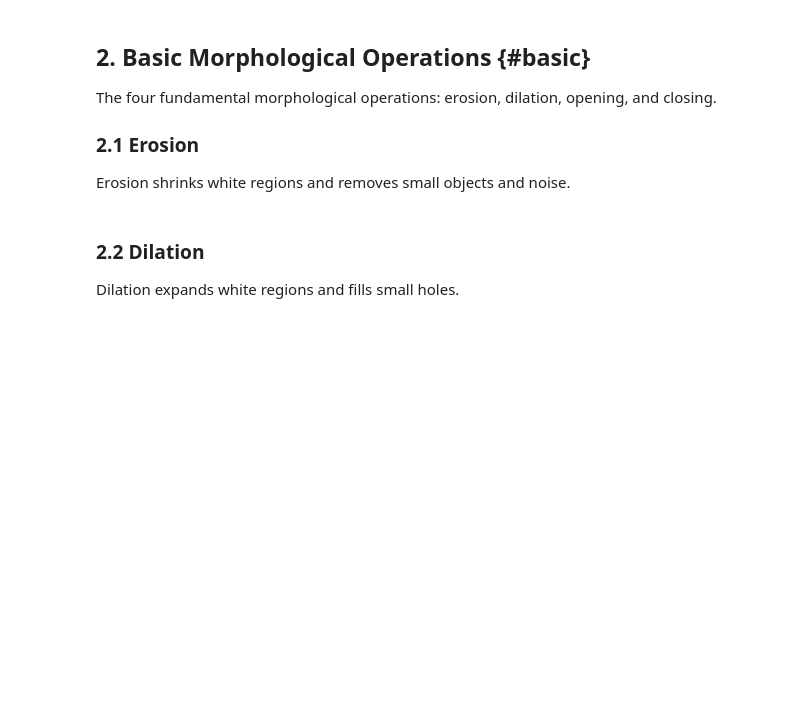
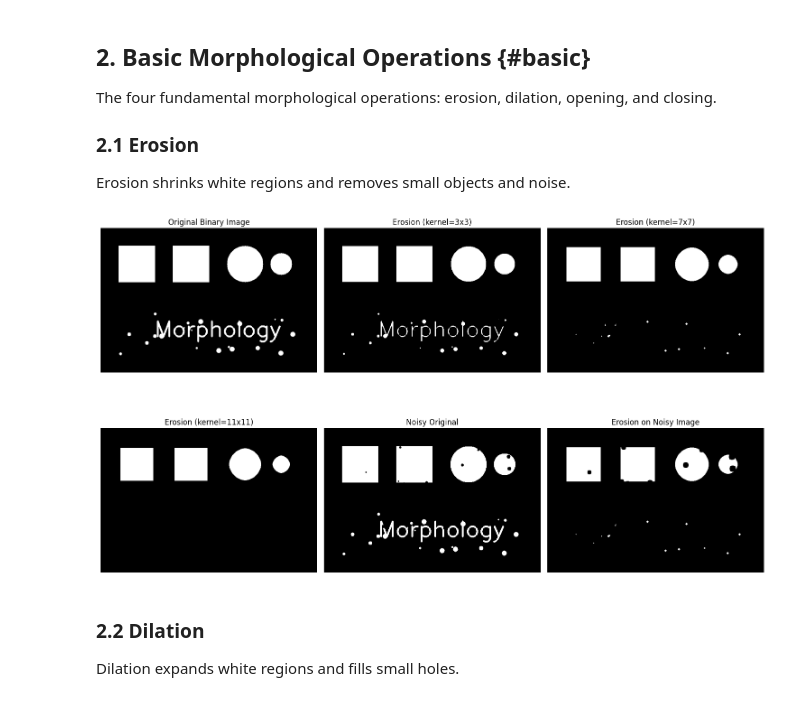
Before and after one commit to vuhung16au/ACU, a Jupyter notebook: DataScience/OpenCV/notebooks/04_morphological_ops.ipynb, the cells around one changed output. Saved outputs shown, nothing was run; the diff lists cells and outputs as text; code cells hidden in the pictures; blank space fills up the shorter version.

```diff
--- a/DataScience/OpenCV/notebooks/04_morphological_ops.ipynb
+++ b/DataScience/OpenCV/notebooks/04_morphological_ops.ipynb
@@ -101,35 +107,37 @@ axes[0, 0].set_title('Original Binary Image')
 axes[0, 0].axis('off')
 
 # Apply erosion with different kernel sizes
 for i, (kernel, ksize) in enumerate(zip(kernels, kernel_sizes)):
-    eroded = basic_morphology.erosion(binary_image, kernel)
+    eroded = basic_morphology.erode(binary_image, kernel)
 
     if i == 0:
         # Skip first position as it's the original
         axes[0, i+1].imshow(eroded, cmap='gray')
         axes[0, i+1].set_title(f'Erosion (kernel={ksize}x{ksize})')
         axes[0, i+1].axis('off')
     elif i == 1:
         axes[0, i+1].imshow(eroded, cmap='gray')
         axes[0, i+1].set_title(f'Erosion (kernel={ksize}x{ksize})')
         axes[0, i+1].axis('off')
     else:
         axes[1, 0].imshow(eroded, cmap='gray')
         axes[1, 0].set_title(f'Erosion (kernel={ksize}x{ksize})')
         axes[1, 0].axis('off')
 
 # Show effect on noisy image
-eroded_noisy = basic_morphology.erosion(noisy_binary, kernels[1])
+eroded_noisy = basic_morphology.erode(noisy_binary, kernels[1])
 axes[1, 1].imshow(noisy_binary, cmap='gray')
 axes[1, 1].set_title('Noisy Original')
 axes[1, 1].axis('off')
 
 axes[1, 2].imshow(eroded_noisy, cmap='gray')
 axes[1, 2].set_title('Erosion on Noisy Image')
 axes[1, 2].axis('off')
 
 plt.tight_layout()
 plt.show()
+# %% [output]
+[figure, added]
 # %% [markdown]
 ### 2.2 Dilation
 Dilation expands white regions and fills small holes.
```
Also changed, not shown: parts of 16 cells of this notebook, 1 other file.
